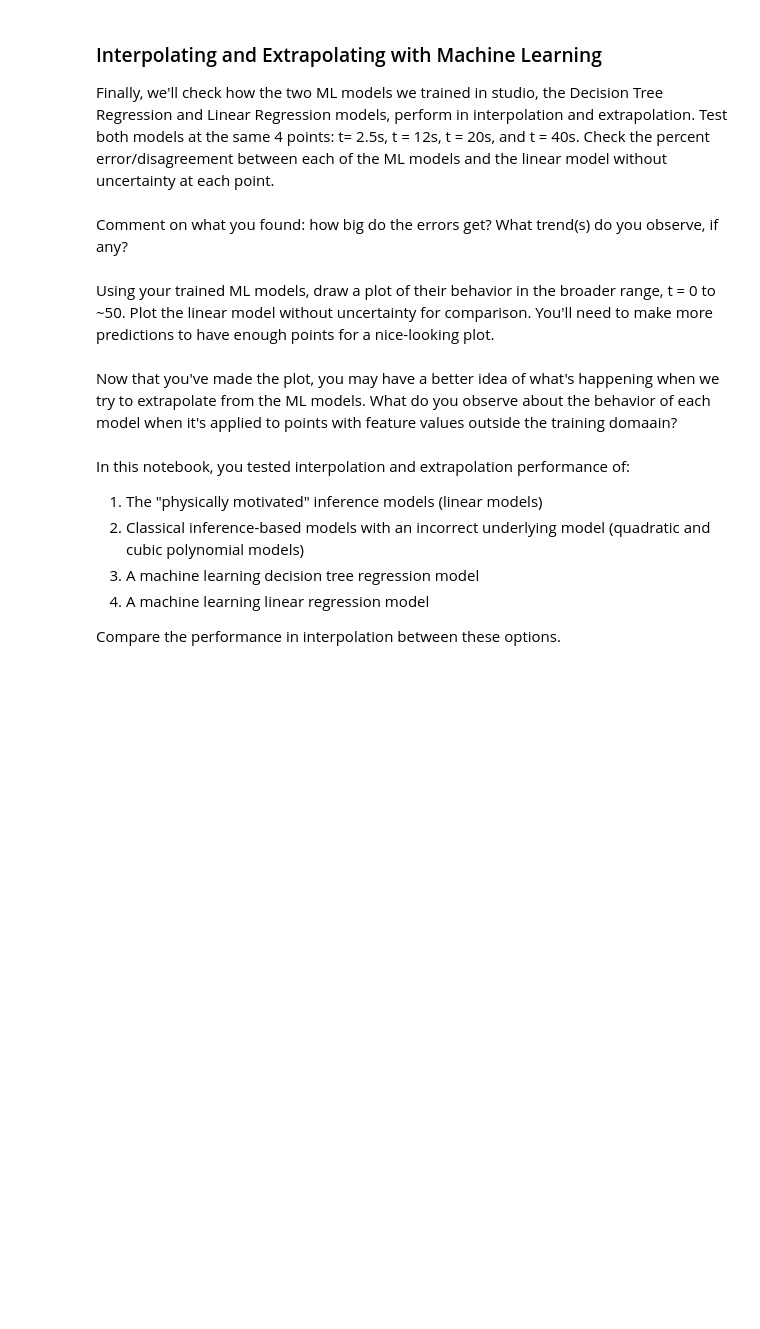
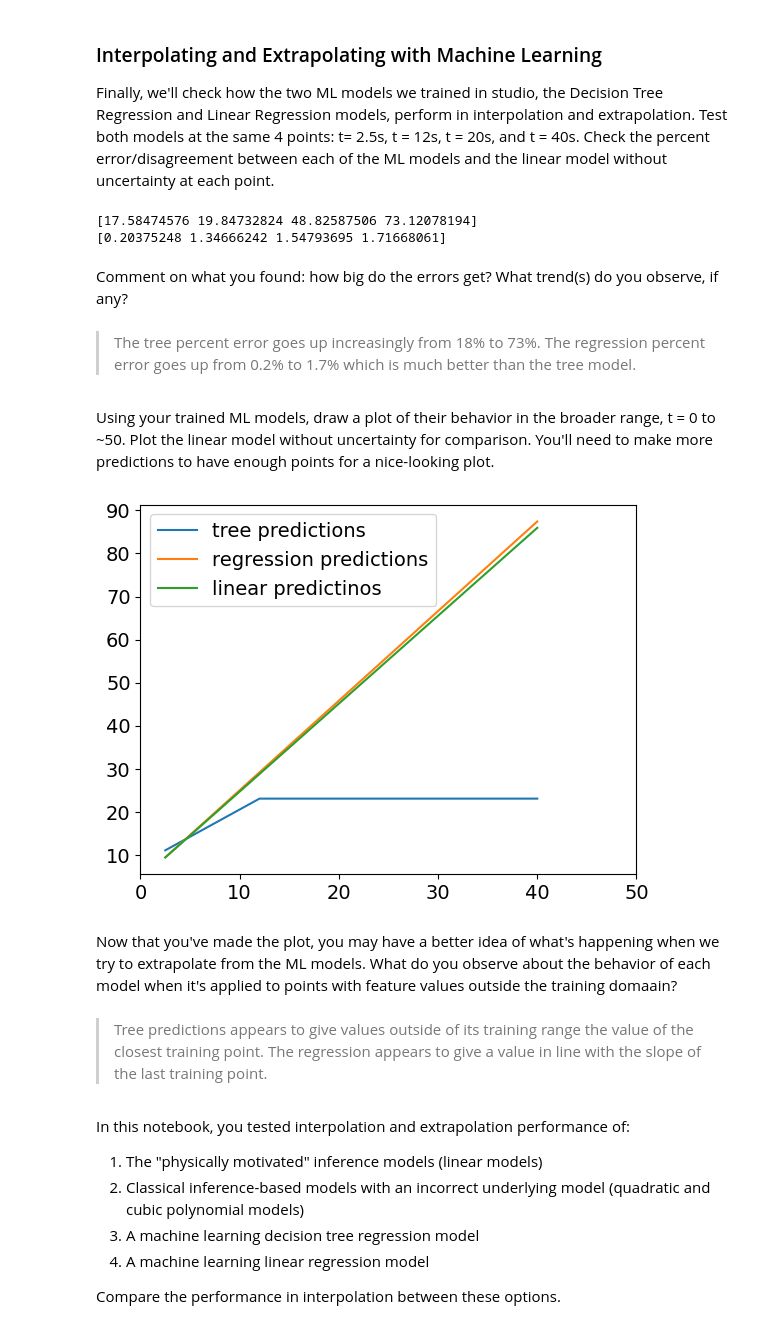
Before and after one commit to henryholland3/phys-448, a Jupyter notebook: Problem Set Notebooks/HW1_InterpolationExtrapolation.ipynb, the cells around one changed output. Drawn from its saved outputs; the diff is of its cells as text; code cells hidden in the pictures; blank space fills up the shorter version.

```diff
--- a/Problem Set Notebooks/HW1_InterpolationExtrapolation.ipynb
+++ b/Problem Set Notebooks/HW1_InterpolationExtrapolation.ipynb
@@ -142,16 +179,37 @@ It's often stated as a general "rule" that you should never extrapolate based on
 Finally, we'll check how the two ML models we trained in studio, the Decision Tree Regression and Linear Regression models, perform in interpolation and extrapolation. Test both models at the same 4 points: t= 2.5s, t = 12s, t = 20s, and t = 40s. Check the percent error/disagreement between each of the ML models and the linear model without uncertainty at each point.
 # %%
 #Using the models you trained in the studio notebook, evaluate the model predictions for the 4 interpolation and extrapolation test points. You may want to go back to the studio notebook to remind yourself how to use the predict function.
+four_treepred = treemodel.predict(np.column_stack((four_testvalues, four_testvalues)))
+four_regpred = regmodel.predict(np.column_stack((four_testvalues, four_testvalues)))
 # %%
 #Find the percent error for each of the 4 test points in the two ML models, relative to the linear model without uncertainty
+tree_percent_error = abs(100 * (four_treepred - four_lin_preds) / four_lin_preds)
+reg_percent_error = abs(100 * (four_regpred - four_lin_preds) / four_lin_preds)
+print(tree_percent_error)
+print(reg_percent_error)
+# %% [output]
+[17.58474576 19.84732824 48.82587506 73.12078194]
+[0.20375248 1.34666242 1.54793695 1.71668061]
 # %% [markdown]
 Comment on what you found: how big do the errors get? What trend(s) do you observe, if any?
+# %% [markdown]
+>The tree percent error goes up increasingly from 18% to 73%. The regression percent error goes up from 0.2% to 1.7% which is much better than the tree model.
 # %% [markdown]
 Using your trained ML models, draw a plot of their behavior in the broader range, t = 0 to ~50. Plot the linear model without uncertainty for comparison. You'll need to make more predictions to have enough points for a nice-looking plot.
 # %%
 #Code to make more predictions and plot the results.
+plt.figure()
+plt.xlim([0, 50])
+plt.plot(testvalues, four_treepred, label= "tree predictions")
+plt.plot(testvalues, four_regpred, label= "regression predictions")
+plt.plot(testvalues, four_lin_preds, label= "linear predictinos")
+plt.legend();
+# %% [output]
+[figure, added]
 # %% [markdown]
 Now that you've made the plot, you may have a better idea of what's happening when we try to extrapolate from the ML models. What do you observe about the behavior of each model when it's applied to points with feature values outside the training domaain?
+# %% [markdown]
+>Tree predictions appears to give values outside of its training range the value of the closest training point. The regression appears to give a value in line with the slope of the last training point.
 # %% [markdown]
 In this notebook, you tested interpolation and extrapolation performance of:
 1. The "physically motivated" inference models (linear models)
```
Also changed, not shown: parts of 14 cells of this notebook, 2 other files.
